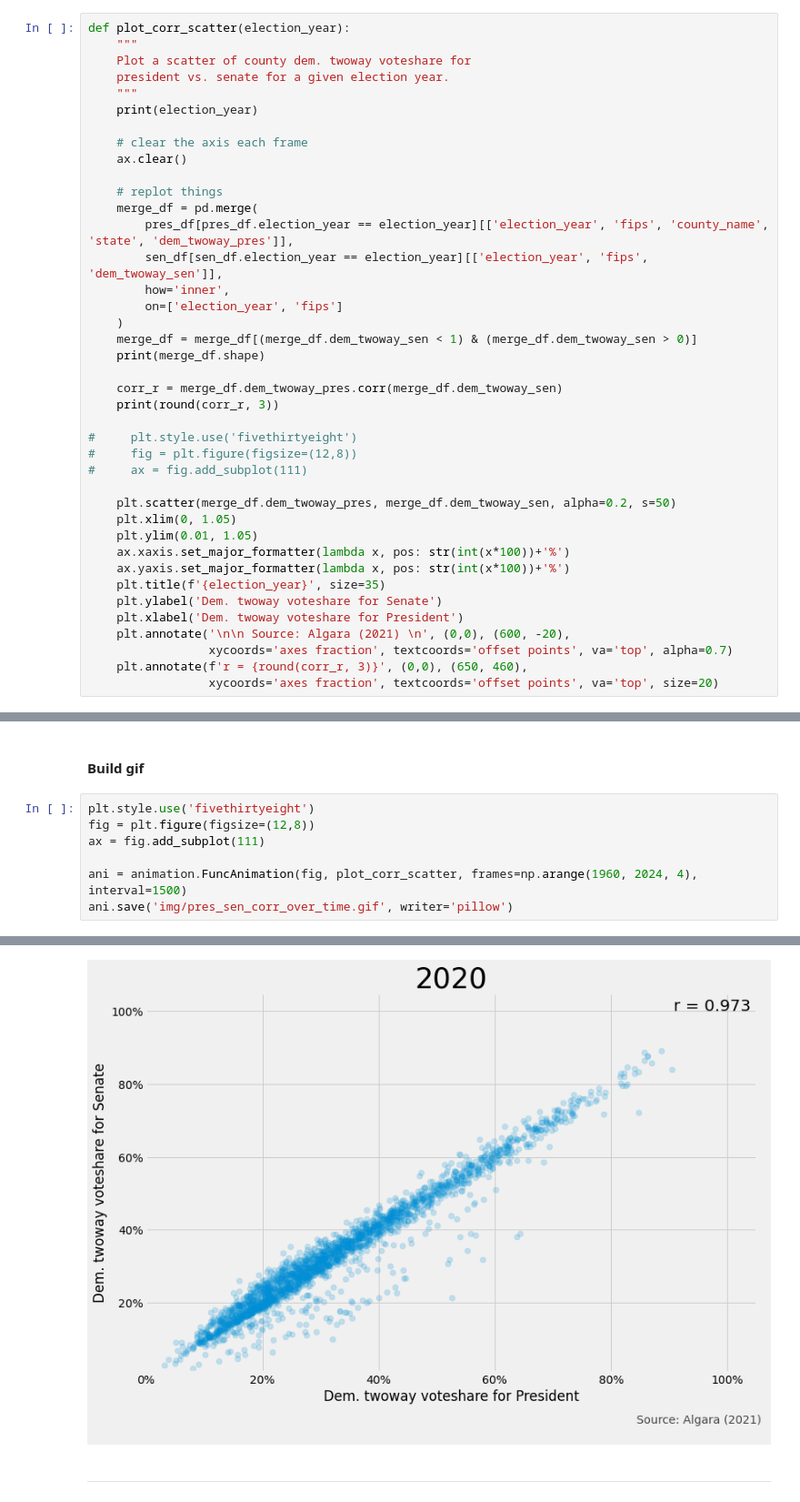
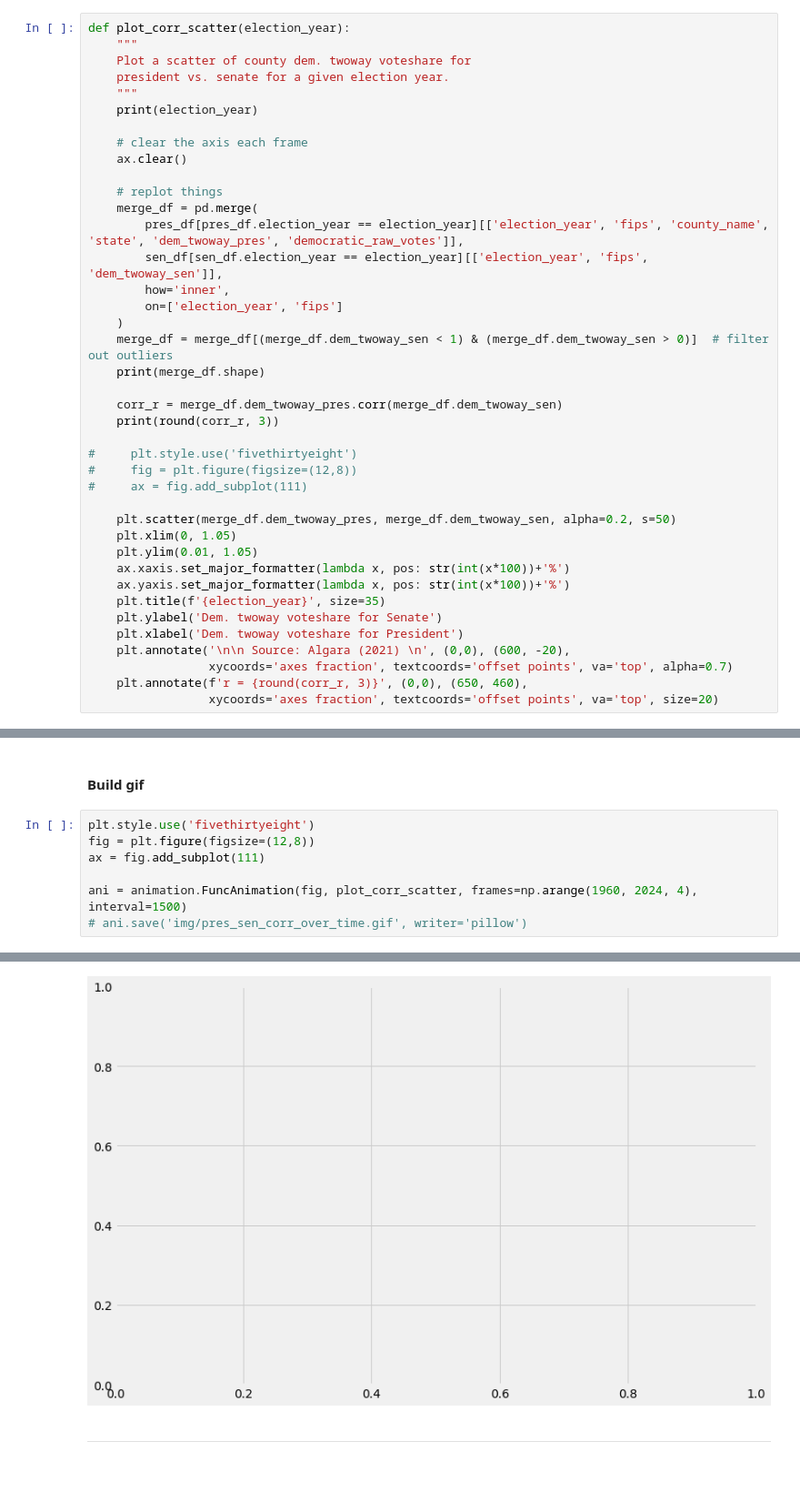
Before and after one commit to yontartu/us-nationalization-trends, a Jupyter notebook: plot_county_level_correlations.ipynb, the cells around one changed output, grey strips where cells are left out. Shown at 91% size. Saved outputs shown, nothing was run; the diff lists cells and outputs as text; blank space fills up the shorter version.

```diff
--- a/plot_county_level_correlations.ipynb
+++ b/plot_county_level_correlations.ipynb
@@ -101,12 +102,12 @@ def plot_corr_scatter(election_year):
 
     # replot things
     merge_df = pd.merge(
-        pres_df[pres_df.election_year == election_year][['election_year', 'fips', 'county_name', 'state', 'dem_twoway_pres']],
+        pres_df[pres_df.election_year == election_year][['election_year', 'fips', 'county_name', 'state', 'dem_twoway_pres', 'democratic_raw_votes']],
         sen_df[sen_df.election_year == election_year][['election_year', 'fips', 'dem_twoway_sen']],
         how='inner',
         on=['election_year', 'fips']
     )
-    merge_df = merge_df[(merge_df.dem_twoway_sen < 1) & (merge_df.dem_twoway_sen > 0)]
+    merge_df = merge_df[(merge_df.dem_twoway_sen < 1) & (merge_df.dem_twoway_sen > 0)]  # filter out outliers
     print(merge_df.shape)
 
     corr_r = merge_df.dem_twoway_pres.corr(merge_df.dem_twoway_sen)
@@ -146,5 +147,5 @@ fig = plt.figure(figsize=(12,8))
 ax = fig.add_subplot(111)
 
 ani = animation.FuncAnimation(fig, plot_corr_scatter, frames=np.arange(1960, 2024, 4), interval=1500)
-ani.save('img/pres_sen_corr_over_time.gif', writer='pillow')
+# ani.save('img/pres_sen_corr_over_time.gif', writer='pillow')
 # %% [output]
@@ -168,4 +152,4 @@ ani.save('img/pres_sen_corr_over_time.gif', writer='pillow')
-[figure, old version]
+[figure, new version]
 # %% [markdown]
 ---
 # %% [markdown]
```
Also changed, not shown: parts of 4 cells of this notebook, 1 other file.
